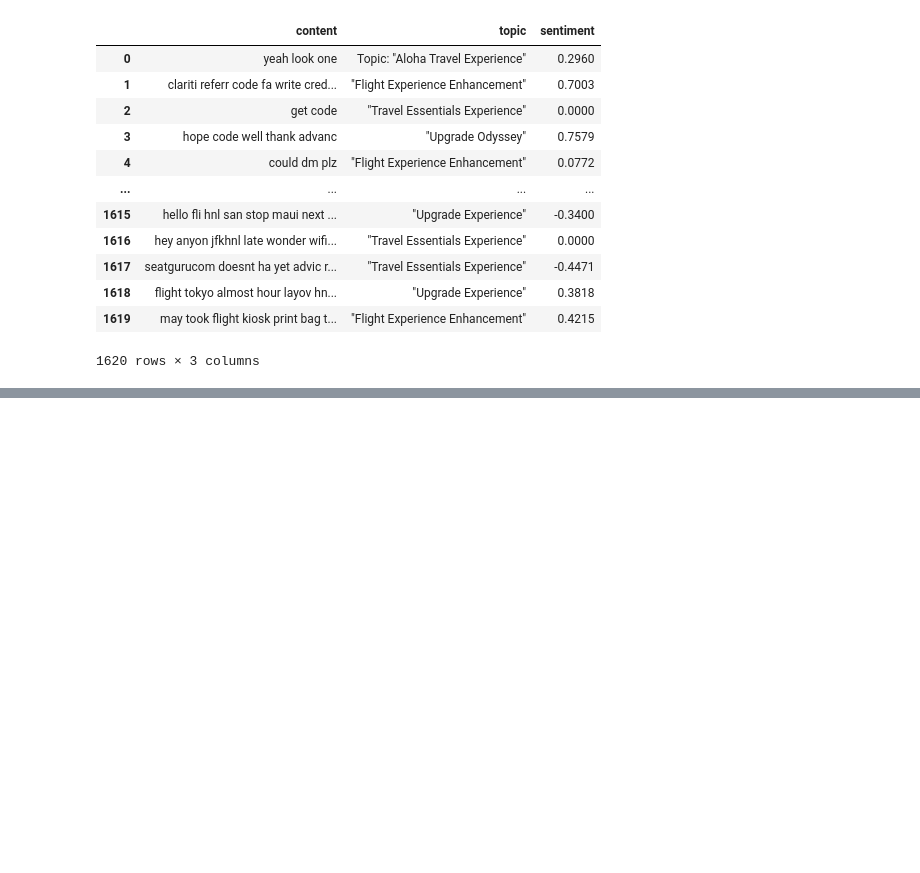
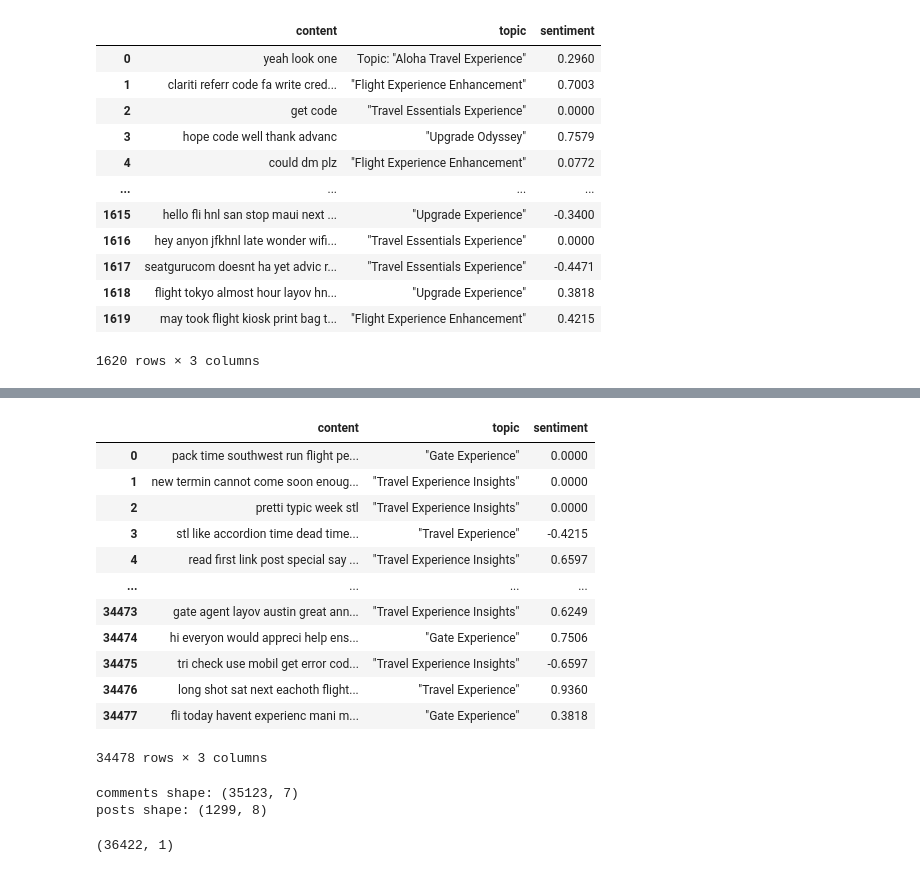
Before and after one commit to xuanli286/BDA-Data-Pipeline, a Jupyter notebook: absa/airline_absa_notebook.ipynb, the cells around one changed output, grey strips where cells are left out. Cells and saved outputs as stored; diff of their text form; code cells hidden in the pictures; blank space fills up the shorter version.

Commit message:
update models n train other airlines

```diff
--- a/absa/airline_absa_notebook.ipynb
+++ b/absa/airline_absa_notebook.ipynb
@@ -162,0 +168,8 @@ hawaii.data
+# %%
+SA_comments = pd.read_csv('../data/SouthwestAirlines_selenium_comments.csv')
+print(f"comments shape: {SA_comments.shape}")
+SA_posts = pd.read_csv('../data/SouthwestAirlines_selenium_posts.csv')
+print(f"posts shape: {SA_posts.shape}")
+SA_posts['content'] = SA_posts['content'] + SA_posts['title']
+SA_df = pd.concat([SA_comments[['content']], SA_posts[['content']]], ignore_index=True)
+SA_df.shape
@@ -162,0 +180,3 @@ hawaii.data
+# %%
+SA_df = SA_df.drop_duplicates(subset="content")
+SA = CSV_Dataset(SA_df, dataset_name='SouthwestAirlines')
@@ -162,0 +200,28 @@ hawaii.data
+# %%
+SA.data
+# %% [output]
+|  | content | topic | sentiment |
+| 0 | pack time southwest run flight pe... | "Gate Experience" | 0.0000 |
+| 1 | new termin cannot come soon enoug... | "Travel Experience Insights" | 0.0000 |
+| 2 | pretti typic week stl | "Travel Experience Insights" | 0.0000 |
+| 3 | stl like accordion time dead time... | "Travel Experience" | -0.4215 |
+| 4 | read first link post special say ... | "Travel Experience Insights" | 0.6597 |
+| ... | ... | ... | ... |
+| 34473 | gate agent layov austin great ann... | "Travel Experience Insights" | 0.6249 |
+| 34474 | hi everyon would appreci help ens... | "Gate Experience" | 0.7506 |
+| 34475 | tri check use mobil get error cod... | "Travel Experience Insights" | -0.6597 |
+| 34476 | long shot sat next eachoth flight... | "Travel Experience" | 0.9360 |
+| 34477 | fli today havent experienc mani m... | "Gate Experience" | 0.3818 |
+34478 rows × 3 columns
+# %%
+southwest_airlines_comments = pd.read_csv('../data/SouthwestAirlines_selenium_comments.csv')
+print(f"comments shape: {southwest_airlines_comments.shape}")
+southwest_airlines_posts = pd.read_csv('../data/SouthwestAirlines_selenium_posts.csv')
+print(f"posts shape: {southwest_airlines_posts.shape}")
+southwest_airlines_posts['content'] = southwest_airlines_posts['content'] + southwest_airlines_posts['title']
+southwest_airlines_df = pd.concat([southwest_airlines_comments[['content']], southwest_airlines_posts[['content']]], ignore_index=True)
+southwest_airlines_df.shape
+# %% [output]
+comments shape: (35123, 7)
+posts shape: (1299, 8)
+(36422, 1)
```
Also changed, not shown: parts of 9 cells of this notebook, 25 other files.
